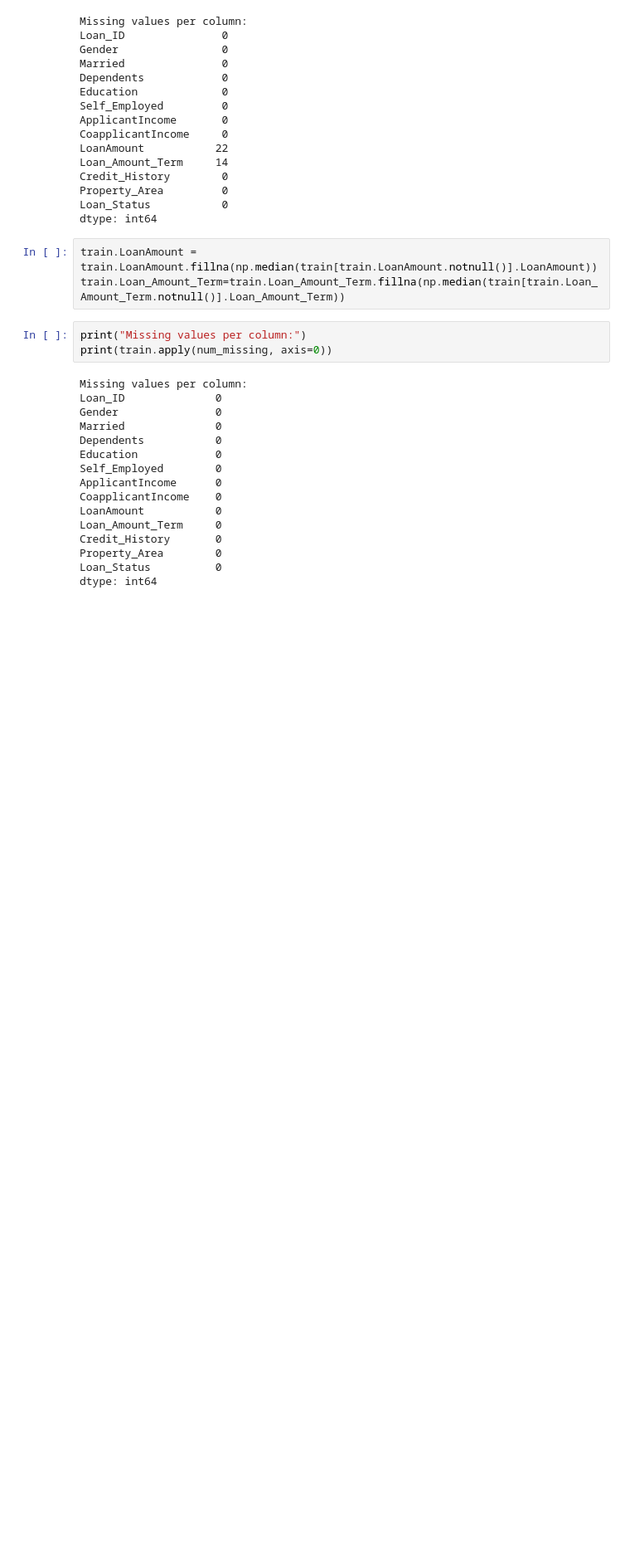
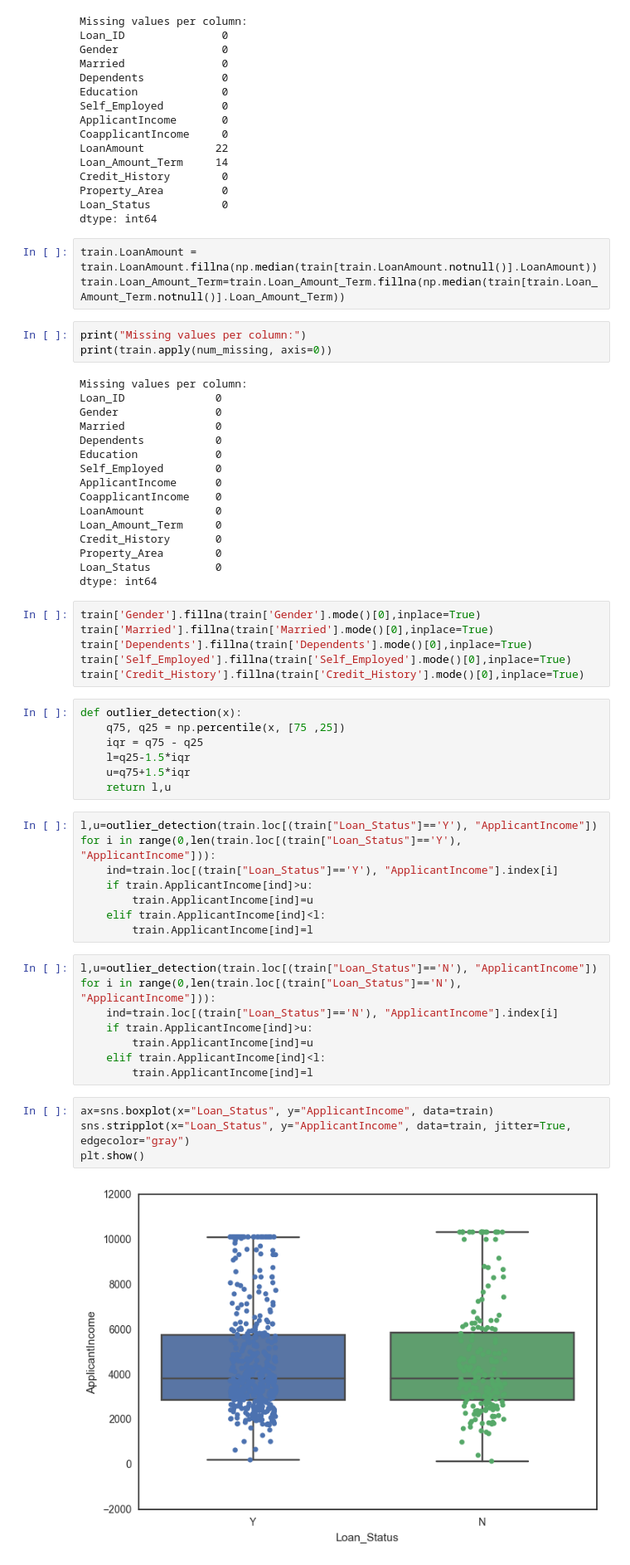
Before and after one commit to cenati0n/LoanPrediction, a Jupyter notebook: LoanPrediction.ipynb, the cells around one changed output. Shown: that part at 83% size. Saved outputs shown, nothing was run; the diff lists cells and outputs as text; blank space fills up the shorter version.

Commit message:
Outlier Treatment

```diff
--- a/LoanPrediction.ipynb
+++ b/LoanPrediction.ipynb
@@ -373,3 +373,38 @@ Credit_History       0
 Property_Area        0
 Loan_Status          0
 dtype: int64
+# %%
+train['Gender'].fillna(train['Gender'].mode()[0],inplace=True)
+train['Married'].fillna(train['Married'].mode()[0],inplace=True)
+train['Dependents'].fillna(train['Dependents'].mode()[0],inplace=True)
+train['Self_Employed'].fillna(train['Self_Employed'].mode()[0],inplace=True)
+train['Credit_History'].fillna(train['Credit_History'].mode()[0],inplace=True)
+# %%
+def outlier_detection(x):
+    q75, q25 = np.percentile(x, [75 ,25])
+    iqr = q75 - q25
+    l=q25-1.5*iqr
+    u=q75+1.5*iqr
+    return l,u
+# %%
+l,u=outlier_detection(train.loc[(train["Loan_Status"]=='Y'), "ApplicantIncome"])
+for i in range(0,len(train.loc[(train["Loan_Status"]=='Y'), "ApplicantIncome"])):
+    ind=train.loc[(train["Loan_Status"]=='Y'), "ApplicantIncome"].index[i]
+    if train.ApplicantIncome[ind]>u:
+        train.ApplicantIncome[ind]=u
+    elif train.ApplicantIncome[ind]<l:
+        train.ApplicantIncome[ind]=l
+# %%
+l,u=outlier_detection(train.loc[(train["Loan_Status"]=='N'), "ApplicantIncome"])
+for i in range(0,len(train.loc[(train["Loan_Status"]=='N'), "ApplicantIncome"])):
+    ind=train.loc[(train["Loan_Status"]=='N'), "ApplicantIncome"].index[i]
+    if train.ApplicantIncome[ind]>u:
+        train.ApplicantIncome[ind]=u
+    elif train.ApplicantIncome[ind]<l:
+        train.ApplicantIncome[ind]=l
+# %%
+ax=sns.boxplot(x="Loan_Status", y="ApplicantIncome", data=train)
+sns.stripplot(x="Loan_Status", y="ApplicantIncome", data=train, jitter=True, edgecolor="gray")
+plt.show()
+# %% [output]
+[figure, added]
```
Also changed, not shown: parts of 9 cells of this notebook.
